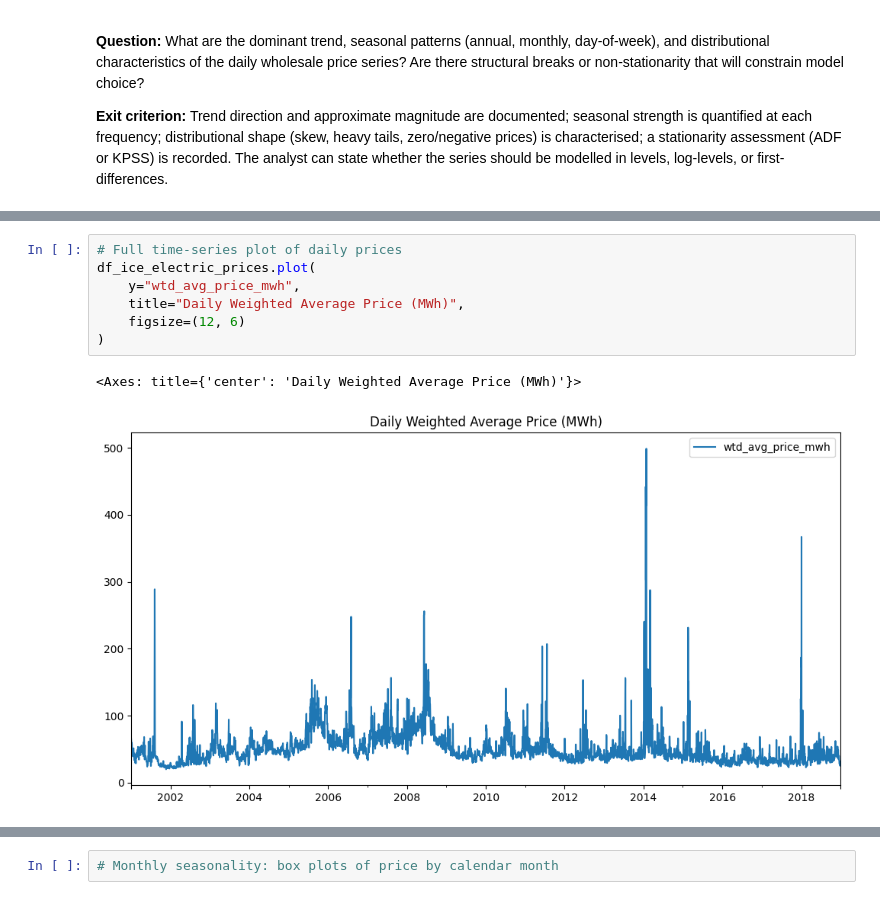
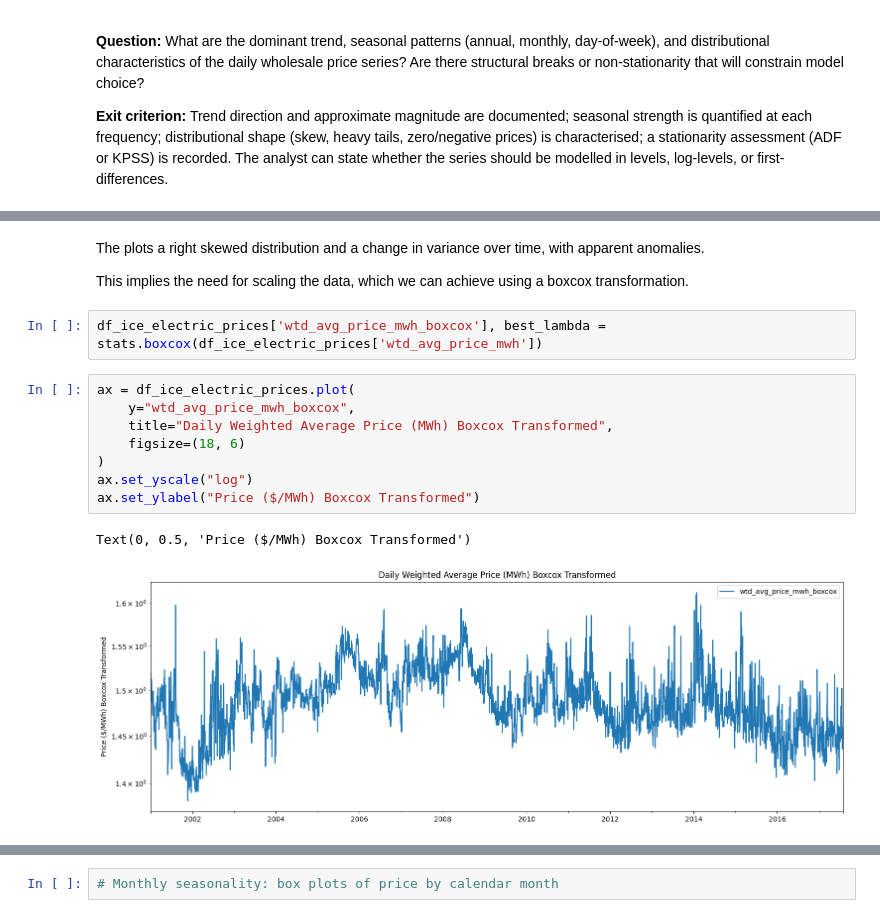
Before and after one commit to danmarktyson/pjm-energy-forecast-for-decisions, a Jupyter notebook: notebooks/01_eda.ipynb, the cells around one changed output, grey strips where cells are left out. Cells and saved outputs as stored; diff of their text form.

```diff
--- a/notebooks/01_eda.ipynb
+++ b/notebooks/01_eda.ipynb
@@ -206,10 +229,17 @@ Index: []
+# %% [markdown]
+The plots a right skewed distribution and a change in variance over time, with apparent anomalies.
+
+This implies the need for scaling the data, which we can achieve using a boxcox transformation.
+# %%
+df_ice_electric_prices['wtd_avg_price_mwh_boxcox'], best_lambda = stats.boxcox(df_ice_electric_prices['wtd_avg_price_mwh'])
 # %%
-# Full time-series plot of daily prices
-df_ice_electric_prices.plot(
-    y="wtd_avg_price_mwh",
-    title="Daily Weighted Average Price (MWh)",
-    figsize=(12, 6)
+ax = df_ice_electric_prices.plot(
+    y="wtd_avg_price_mwh_boxcox",
+    title="Daily Weighted Average Price (MWh) Boxcox Transformed",
+    figsize=(18, 6)
 )
+ax.set_yscale("log")
+ax.set_ylabel("Price ($/MWh) Boxcox Transformed")
 # %% [output]
-<Axes: title={'center': 'Daily Weighted Average Price (MWh)'}>
+Text(0, 0.5, 'Price ($/MWh) Boxcox Transformed')
-[figure, old version]
+[figure, new version]
```
Also changed, not shown: parts of 10 cells of this notebook, 2 other files.
